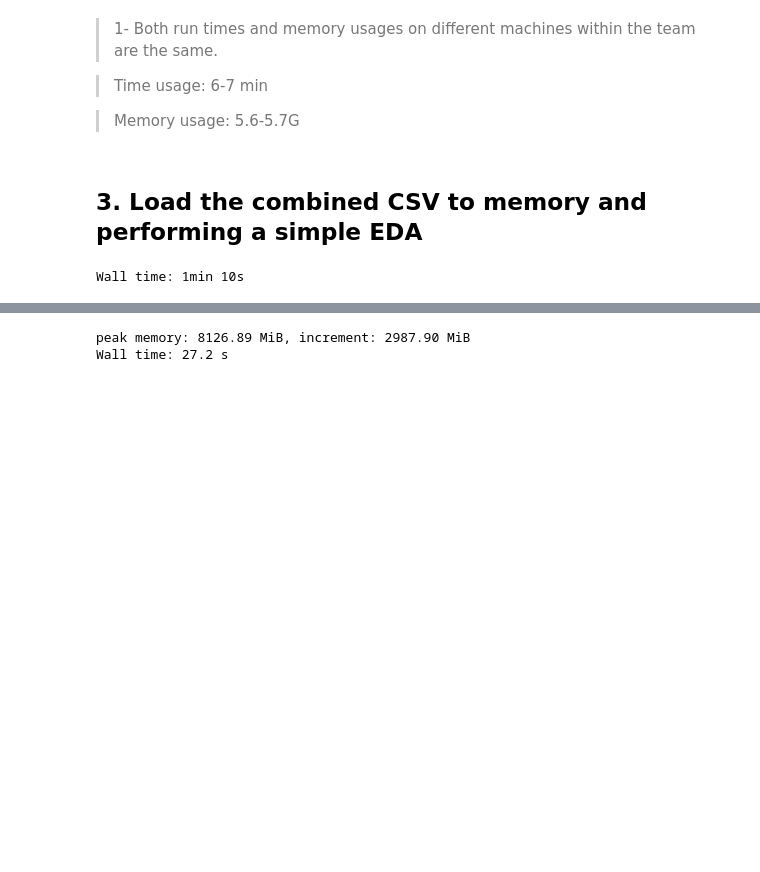
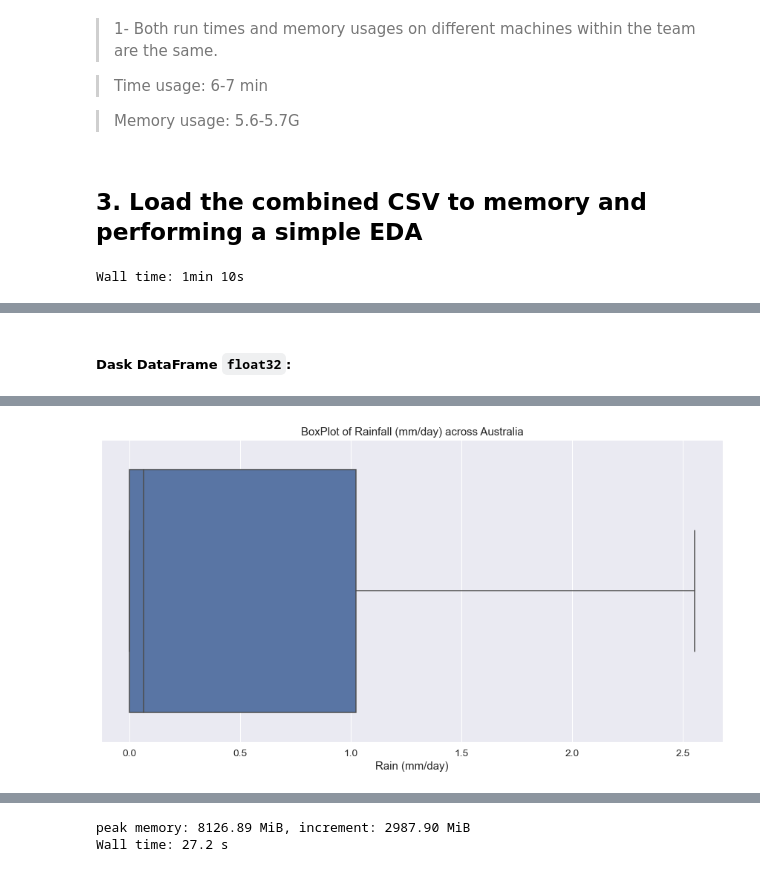
Before and after one commit to arashshams/ML_Pipeline_Cloud, a Jupyter notebook: notebooks/arash_nb.ipynb, the cells around one changed output, grey strips where cells are left out. Drawn from its saved outputs; the diff is of its cells as text; code cells hidden in the pictures; blank space fills up the shorter version.

```diff
--- a/notebooks/arash_nb.ipynb
+++ b/notebooks/arash_nb.ipynb
@@ -142,0 +158,7 @@ Memory usage with float32: 750.17 MB
+# %%
+%%time
+%%memit
+ddf = dd.read_csv('figsharerainfall/combined_data.csv', blocksize=25e6)
+# %%
+cols = ['lat_min', 'lat_max', 'lon_min', 'lon_max', 'rain (mm/day)']
+ddf[cols] = ddf[cols].astype('float32')
@@ -142,0 +341,9 @@ Memory usage with float32: 750.17 MB
+# %% [markdown]
+##### Dask DataFrame `float32`:
+# %%
+%%time
+%%memit
+sns.boxplot(x=ddf['rain (mm/day)'], showfliers=False);
+plt.title("BoxPlot of Rainfall (mm/day) across Australia");
+plt.xlabel("Rain (mm/day)");
+# %% [output]
@@ -142,0 +353 @@ Memory usage with float32: 750.17 MB
+[figure, added]
```
Also changed, not shown: parts of 66 cells of this notebook.
